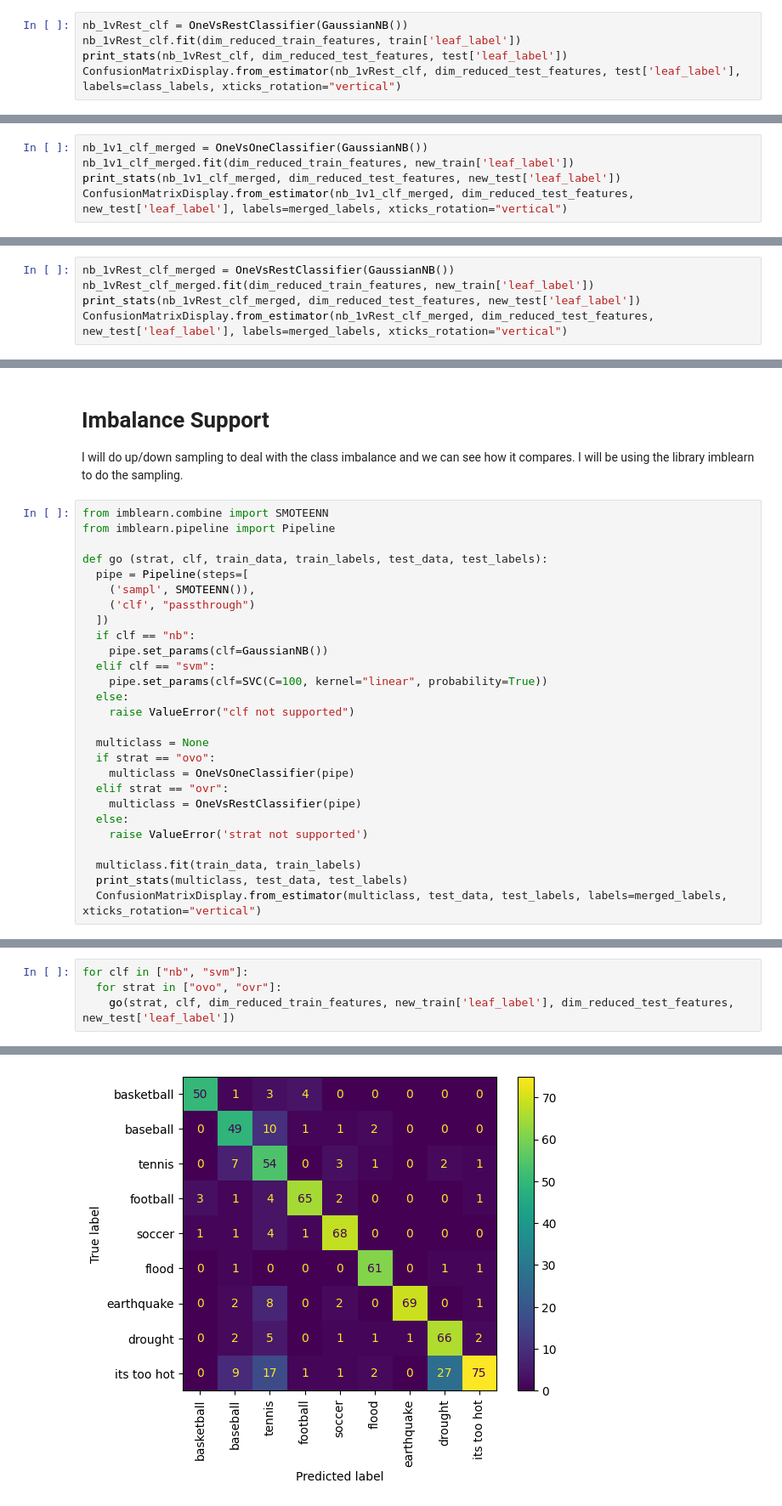
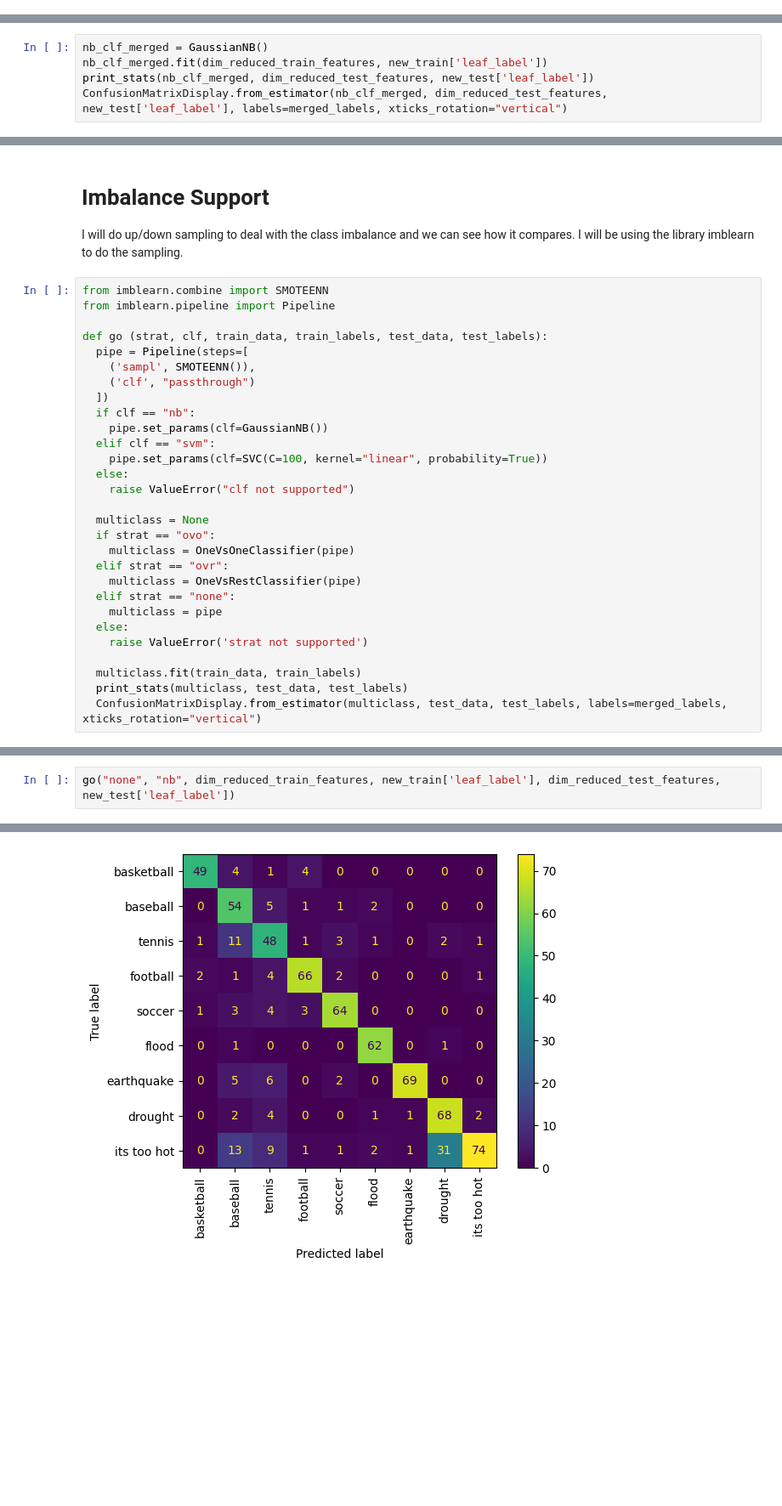
Before and after one commit to papaymaguire/ece219-project1, a Jupyter notebook: project1/notebooks/question09.ipynb, the cells around one changed output, grey strips where cells are left out. Shown: that part at 85% size. Cells and saved outputs as stored; diff of their text form; blank space fills up the shorter version.

Commit message:
Changed code to use vanilla GaussianNB classifier in place of OneVsOne(GaussianNB) and OneVsRest(GaussianNB).

```diff
--- a/project1/notebooks/question09.ipynb
+++ b/project1/notebooks/question09.ipynb
@@ -169,5 +166,0 @@ weighted avg     0.8078    0.8017    0.8034       696
-# %%
-nb_1vRest_clf = OneVsRestClassifier(GaussianNB())
-nb_1vRest_clf.fit(dim_reduced_train_features, train['leaf_label'])
-print_stats(nb_1vRest_clf, dim_reduced_test_features, test['leaf_label'])
-ConfusionMatrixDisplay.from_estimator(nb_1vRest_clf, dim_reduced_test_features, test['leaf_label'], labels=class_labels, xticks_rotation="vertical")
@@ -251,8 +224,8 @@ print(merged_labels)
 # %%
-nb_1v1_clf_merged = OneVsOneClassifier(GaussianNB())
-nb_1v1_clf_merged.fit(dim_reduced_train_features, new_train['leaf_label'])
-print_stats(nb_1v1_clf_merged, dim_reduced_test_features, new_test['leaf_label'])
-ConfusionMatrixDisplay.from_estimator(nb_1v1_clf_merged, dim_reduced_test_features, new_test['leaf_label'], labels=merged_labels, xticks_rotation="vertical")
+nb_clf_merged = GaussianNB()
+nb_clf_merged.fit(dim_reduced_train_features, new_train['leaf_label'])
+print_stats(nb_clf_merged, dim_reduced_test_features, new_test['leaf_label'])
+ConfusionMatrixDisplay.from_estimator(nb_clf_merged, dim_reduced_test_features, new_test['leaf_label'], labels=merged_labels, xticks_rotation="vertical")
 # %% [output]
  Accuracy:  0.8060
    Recall:  0.8269
@@ -311,5 +281,0 @@ weighted avg     0.9169    0.9124    0.9122       696
-# %%
-nb_1vRest_clf_merged = OneVsRestClassifier(GaussianNB())
-nb_1vRest_clf_merged.fit(dim_reduced_train_features, new_train['leaf_label'])
-print_stats(nb_1vRest_clf_merged, dim_reduced_test_features, new_test['leaf_label'])
-ConfusionMatrixDisplay.from_estimator(nb_1vRest_clf_merged, dim_reduced_test_features, new_test['leaf_label'], labels=merged_labels, xticks_rotation="vertical")
@@ -390,6 +333,8 @@ def go (strat, clf, train_data, train_labels, test_data, test_labels):
     multiclass = OneVsOneClassifier(pipe)
   elif strat == "ovr":
     multiclass = OneVsRestClassifier(pipe)
+  elif strat == "none":
+    multiclass = pipe
   else:
     raise ValueError('strat not supported')
 
@@ -399,5 +346,3 @@ def go (strat, clf, train_data, train_labels, test_data, test_labels):
 # %%
-for clf in ["nb", "svm"]:
-  for strat in ["ovo", "ovr"]:
-    go(strat, clf, dim_reduced_train_features, new_train['leaf_label'], dim_reduced_test_features, new_test['leaf_label'])
+go("none", "nb", dim_reduced_train_features, new_train['leaf_label'], dim_reduced_test_features, new_test['leaf_label'])
 # %% [output]
@@ -421 +369 @@ weighted avg     0.9087    0.9066    0.9065       696
-[figure, old version]
+[figure, new version]
```
Also changed, not shown: parts of 25 cells of this notebook.
